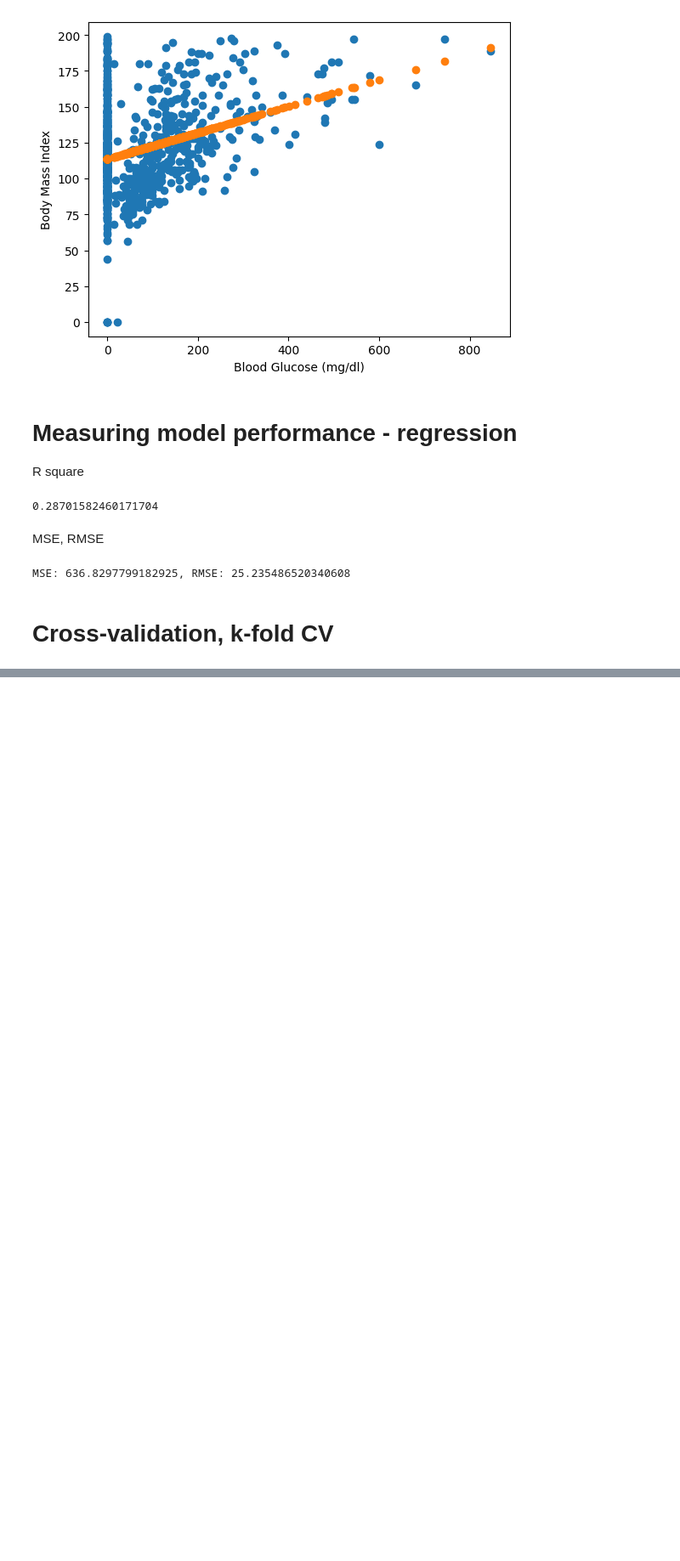
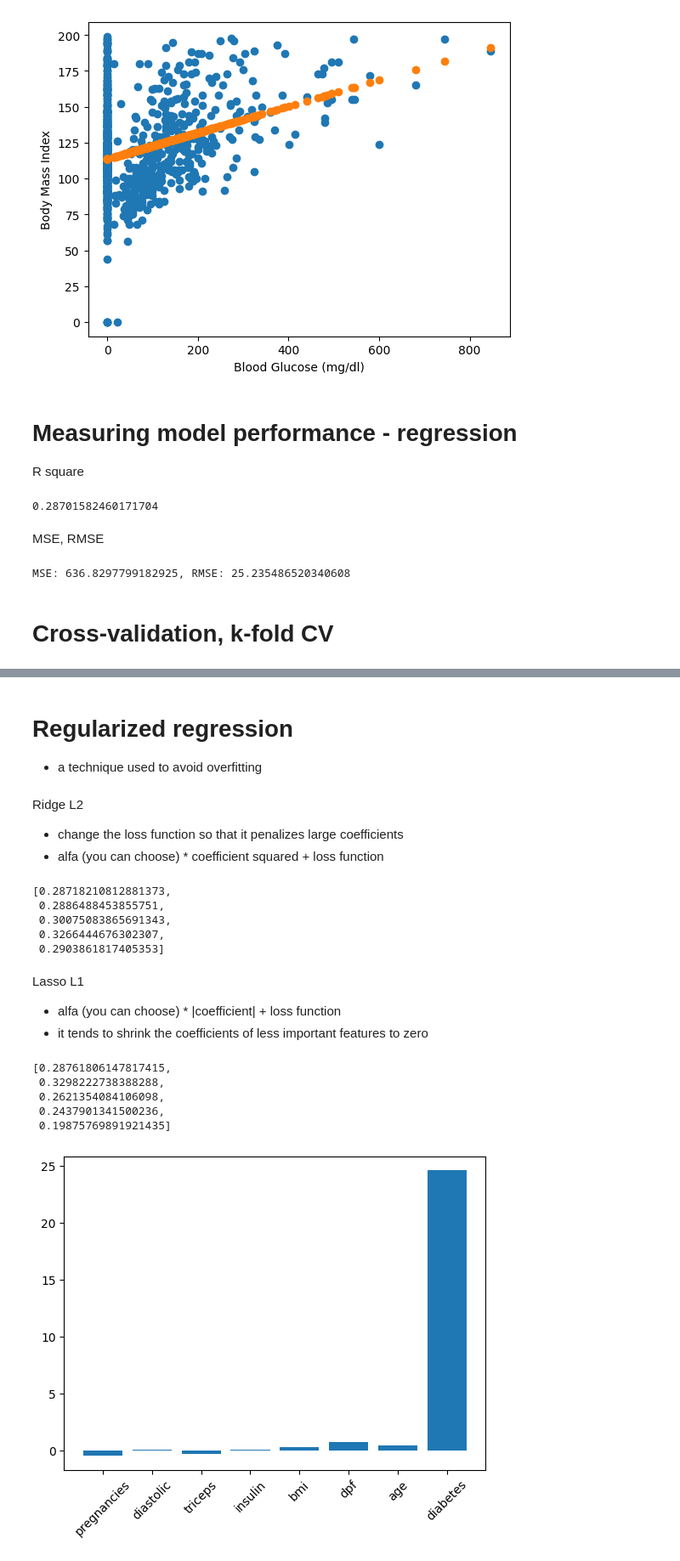
Before and after one commit to magannamazur/Codewars, a Jupyter notebook: DataCamp/a_supervised.ipynb, the cells around one changed output, grey strips where cells are left out. Shown: that part at 85% size. Saved outputs shown, nothing was run; the diff lists cells and outputs as text; code cells hidden in the pictures; blank space fills up the shorter version.

```diff
--- a/DataCamp/a_supervised.ipynb
+++ b/DataCamp/a_supervised.ipynb
@@ -153,0 +196,54 @@ MSE: 636.8297799182925, RMSE: 25.235486520340608
+# %% [markdown]
+# Regularized regression
+- a technique used to avoid overfitting
+# %% [markdown]
+Ridge L2
+- change the loss function so that it penalizes large coefficients
+- alfa (you can choose) * coefficient squared + loss function
+# %%
+from sklearn.linear_model import Ridge
+scores = []
+for alpha in [0.1, 1.0, 10.0, 100.0, 1000.0]:
+    ridge = Ridge(alpha = alpha)
+    ridge.fit(X_train,y_train)
+    predictions = ridge.predict(X_test)
+    scores.append(ridge.score(X_test, y_test))
+scores
+# %% [output]
+[0.28718210812881373,
+ 0.2886488453855751,
+ 0.30075083865691343,
+ 0.3266444676302307,
+ 0.2903861817405353]
+# %% [markdown]
+Lasso L1
+- alfa (you can choose) * |coefficient| + loss function
+- it tends to shrink the coefficients of less important features to zero
+# %%
+from sklearn.linear_model import Lasso
+scores = []
+for alpha in [0.01, 1.0, 10.0, 20.0, 50.0]:
+    lasso = Lasso(alpha = alpha)
+    lasso.fit(X_train,y_train)
+    predictions = lasso.predict(X_test)
+    scores.append(lasso.score(X_test, y_test))
+scores
+# %% [output]
+[0.28761806147817415,
+ 0.3298222738388288,
+ 0.2621354084106098,
+ 0.2437901341500236,
+ 0.19875769891921435]
+# %%
+from sklearn.linear_model import Lasso
+X = diabetes_df.drop("glucose", axis=1).values
+y = diabetes_df["glucose"].values
+names = diabetes_df.drop("glucose", axis=1).columns
+lasso = Lasso(alpha = 0.1)
+lasso.fit(X,y)
+lasso_coef = lasso.coef_
+plt.bar(names, lasso_coef)
+plt.xticks(rotation=45)
+plt.show()
+# %% [output]
+[figure, added]
```
Also changed, not shown: parts of 18 cells of this notebook.
